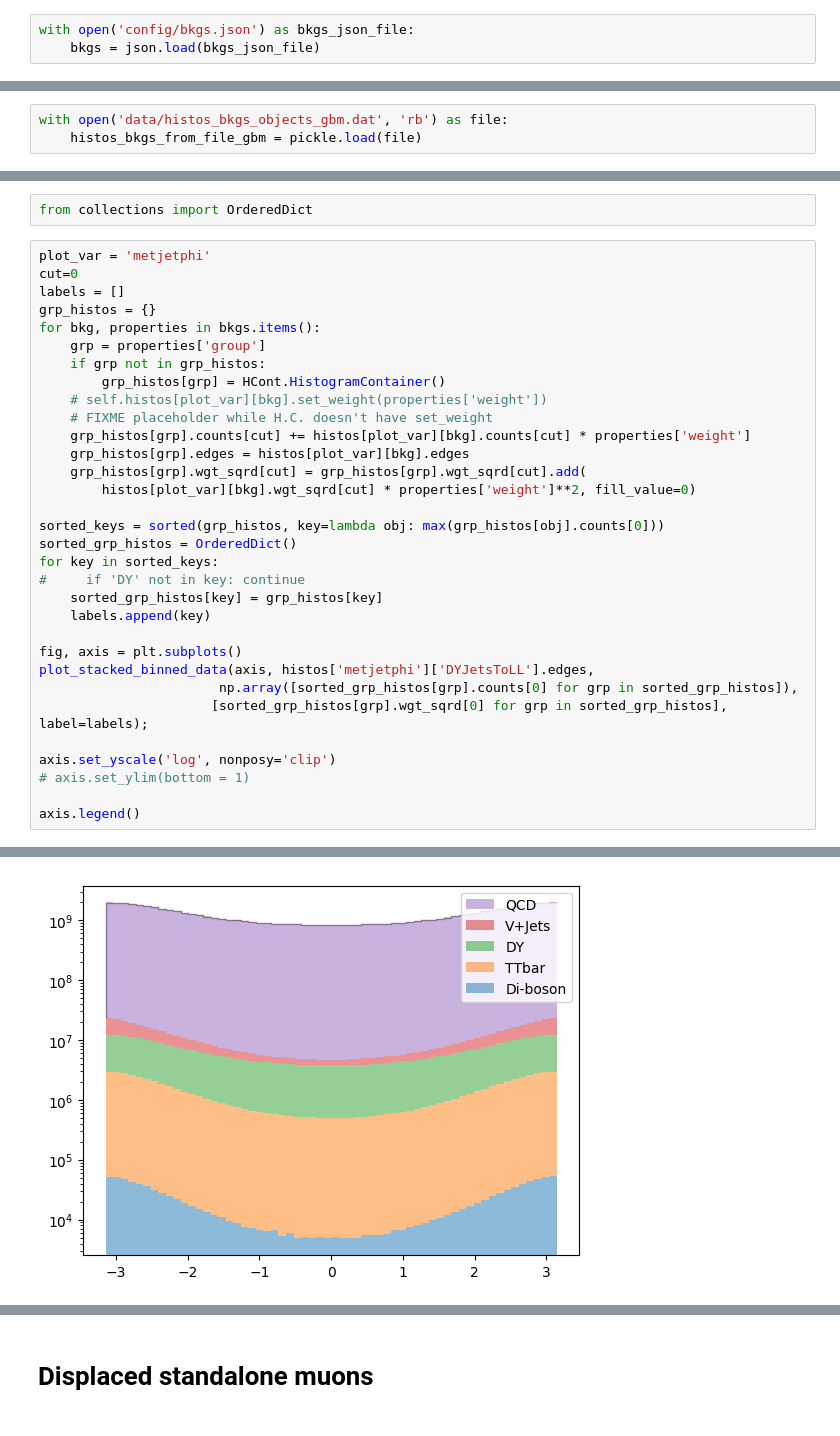
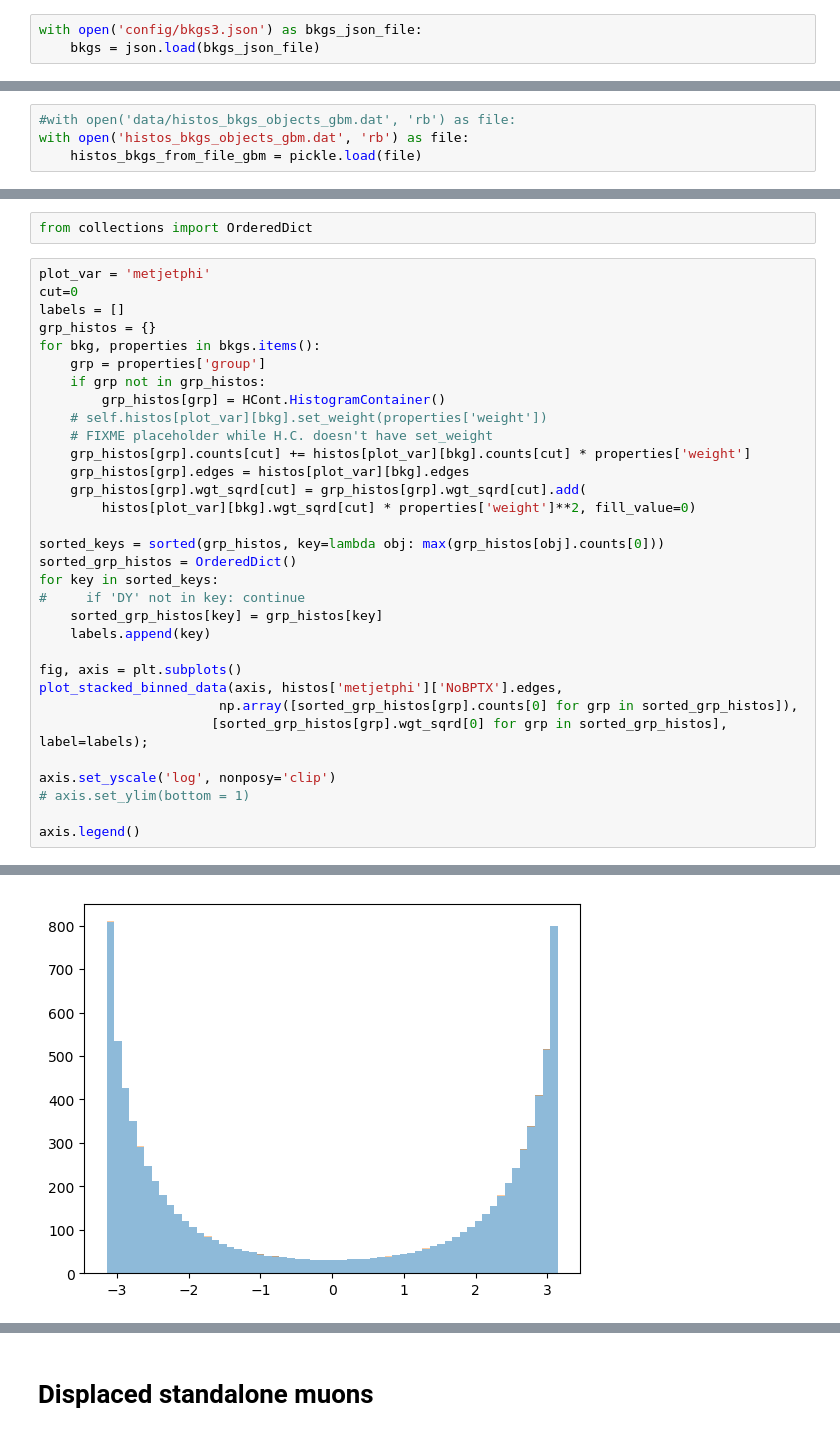
Before and after one commit to afrankenthal/iDM-analysis-plotting, a Jupyter notebook: PlotSignalBkgs.ipynb, the cells around one changed output, grey strips where cells are left out. Cells and saved outputs as stored; diff of their text form.

```diff
--- a/PlotSignalBkgs.ipynb
+++ b/PlotSignalBkgs.ipynb
@@ -57,7 +57,7 @@ all_plot_xlabels = [
     'Leading muon pT [GeV]', 'Subleading muon pT [GeV]', 'dR(muons)', 'Di-muon vertex [cm]'
 ]
 # %%
-with open('config/bkgs.json') as bkgs_json_file:
+with open('config/bkgs3.json') as bkgs_json_file:
     bkgs = json.load(bkgs_json_file)
 # %% [markdown]
 # Global muons
@@ -65,7 +65,8 @@ with open('config/bkgs.json') as bkgs_json_file:
 with open('data/histos_signal_objects_gbm.dat', 'rb') as file:
     histos_signal_from_file_gbm = pickle.load(file)
 # %%
-with open('data/histos_bkgs_objects_gbm.dat', 'rb') as file:
+#with open('data/histos_bkgs_objects_gbm.dat', 'rb') as file:
+with open('histos_bkgs_objects_gbm.dat', 'rb') as file:
     histos_bkgs_from_file_gbm = pickle.load(file)
 # %%
 luminosity = 59.97 * 1000 # 1/pb
@@ -192,7 +192,7 @@ for key in sorted_keys:
     labels.append(key)
 
 fig, axis = plt.subplots()
-plot_stacked_binned_data(axis, histos['metjetphi']['DYJetsToLL'].edges,
+plot_stacked_binned_data(axis, histos['metjetphi']['NoBPTX'].edges,
                        np.array([sorted_grp_histos[grp].counts[0] for grp in sorted_grp_histos]),
                       [sorted_grp_histos[grp].wgt_sqrd[0] for grp in sorted_grp_histos], label=labels);
 
@@ -205,4 +205,4 @@ axis.legend()
-[figure, old version]
+[figure, new version]
 # %%
 plt_maker = PM.PlotMaker(histos, bkgs)
 
```
Also changed, not shown: parts of 10 cells of this notebook, 9 other files.
